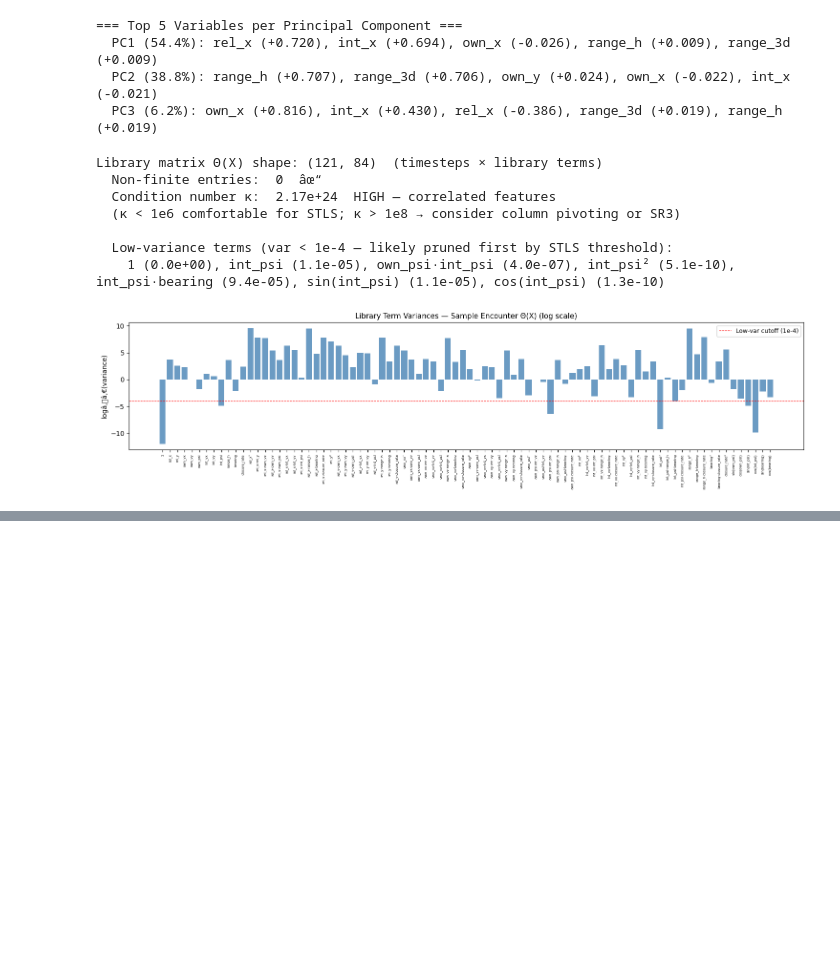
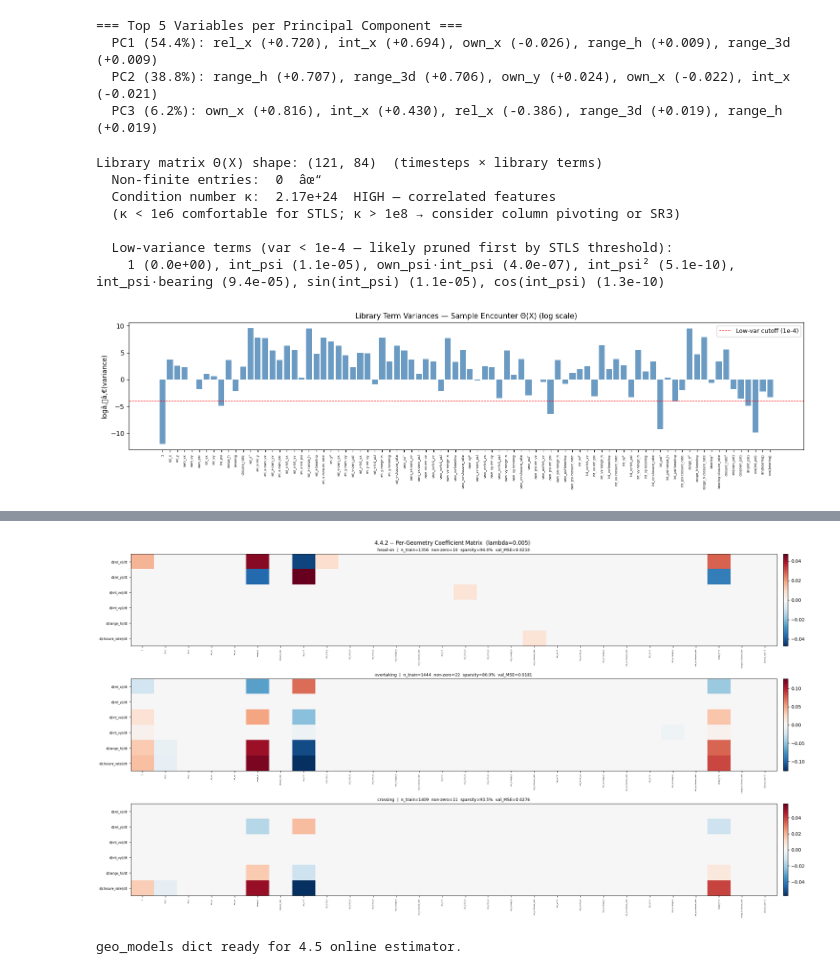
Before and after one commit to adrianocanolla/ME_569, a Jupyter notebook: LLTEM_analysis 2.ipynb, the cells around one changed output, grey strips where cells are left out. Cells and saved outputs as stored; diff of their text form; code cells hidden in the pictures; blank space fills up the shorter version.

```diff
--- a/LLTEM_analysis 2.ipynb
+++ b/LLTEM_analysis 2.ipynb
@@ -1125,0 +1589,78 @@ Library matrix Θ(X) shape: (121, 84)  (timesteps × library terms)
+# %%
+# -- 6.2 Per-Geometry SINDy Fits ----------------------------------------
+# Requires: sindy_library, SINDY_FEATURE_NAMES (4.4.1 Step 1)
+#           BEST_LAMBDA (4.4.1 Step 2), get_X_norm / get_Xdot_norm (4.4.1 Step 2)
+
+GEOM_TYPES = ['head-on', 'overtaking', 'crossing']
+
+if not train_data:
+    print("Run Section 4.2.2 pipeline first.")
+elif 'BEST_LAMBDA' not in dir():
+    print("Run 4.4.1 cells first.")
+else:
+    geo_models  = {}
+    geo_val_mse = {}
+    geo_train_n = {}
+
+    print(f"=== Per-Geometry SINDy Fits  (STLSQ lambda={BEST_LAMBDA}) ===\n")
+    print(f"{'Geometry':<16} {'n_train':>8} {'val_MSE':>12} {'non-zero':>10} {'sparsity':>10}")
+    print('-' * 62)
+
+    for geom in GEOM_TYPES:
+        tr_g = [e for e in train_data if e['geometry'] == geom]
+        vl_g = [e for e in val_data   if e['geometry'] == geom]
+        X_tr  = [get_X_norm(e)    for e in tr_g]
+        Xd_tr = [get_Xdot_norm(e) for e in tr_g]
+        X_vl  = [get_X_norm(e)    for e in vl_g]
+        Xd_vl = [get_Xdot_norm(e) for e in vl_g]
+
+        m = pysindy.SINDy(
+            feature_library=sindy_library,
+            optimizer=pysindy.optimizers.STLSQ(threshold=BEST_LAMBDA, alpha=0.05, max_iter=20),
+        )
+        m.fit(X_tr, x_dot=Xd_tr, t=DT)
+
+        v_mse = float(np.mean([np.mean((m.predict(X) - Xd)**2)
+                                for X, Xd in zip(X_vl, Xd_vl)])) if X_vl else float('nan')
+        coeff = m.coefficients()
+        n_nz  = int(np.sum(coeff != 0))
+        sp    = 100.0 * float(np.mean(coeff == 0))
+        geo_models[geom]  = m
+        geo_val_mse[geom] = v_mse
+        geo_train_n[geom] = len(tr_g)
+        print(f"  {geom:<14} {len(tr_g):>8} {v_mse:>12.6f} {n_nz:>10} {sp:>9.1f}%")
+
+    if 'stlsq_model' in dir():
+        X_va  = [get_X_norm(e)    for e in val_data]
+        Xd_va = [get_Xdot_norm(e) for e in val_data]
+        g_mse = float(np.mean([np.mean((stlsq_model.predict(X) - Xd)**2)
+                                for X, Xd in zip(X_va, Xd_va)]))
+        print(f"\n  {'global (all geom)':<14} {len(train_data):>8} {g_mse:>12.6f}")
+        print("\n  Improvement over global model:")
+        for geom in GEOM_TYPES:
+            if not np.isnan(geo_val_mse[geom]):
+                impr = 100 * (g_mse - geo_val_mse[geom]) / g_mse
+                print(f"    {geom:<14} {impr:+.1f}%")
+
+    fig, axes = plt.subplots(3, 1, figsize=(22, 12))
+    fig.suptitle(f"4.4.2 -- Per-Geometry Coefficient Matrix  (lambda={BEST_LAMBDA})", fontsize=12)
+    for ax, geom in zip(axes, GEOM_TYPES):
+        coeff = geo_models[geom].coefficients()
+        vmax  = max(float(np.abs(coeff).max()), 1e-8)
+        im    = ax.imshow(coeff, aspect='auto', cmap='RdBu_r', vmin=-vmax, vmax=vmax)
+        ax.set_yticks(range(n_2d))
+        ax.set_yticklabels([f'd({v})/dt' for v in VARS_2D], fontsize=7)
+        ax.set_xticks(range(len(SINDY_FEATURE_NAMES)))
+        ax.set_xticklabels(SINDY_FEATURE_NAMES, rotation=90, fontsize=4)
+        n_nz = int(np.sum(coeff != 0))
+        sp   = 100.0 * float(np.mean(coeff == 0))
+        ax.set_title(
+            f"{geom}  |  n_train={geo_train_n[geom]}  "
+            f"non-zero={n_nz}  sparsity={sp:.1f}%  val_MSE={geo_val_mse[geom]:.4f}",
+            fontsize=9
+        )
+        plt.colorbar(im, ax=ax, fraction=0.008, pad=0.01)
+    plt.tight_layout()
+    plt.show()
+    print("\ngeo_models dict ready for 4.5 online estimator.")
+# %% [output]
@@ -1125,0 +1681,2 @@ Library matrix Θ(X) shape: (121, 84)  (timesteps × library terms)
+[figure, added]
+geo_models dict ready for 4.5 online estimator.
```
Also changed, not shown: parts of 18 cells of this notebook.
